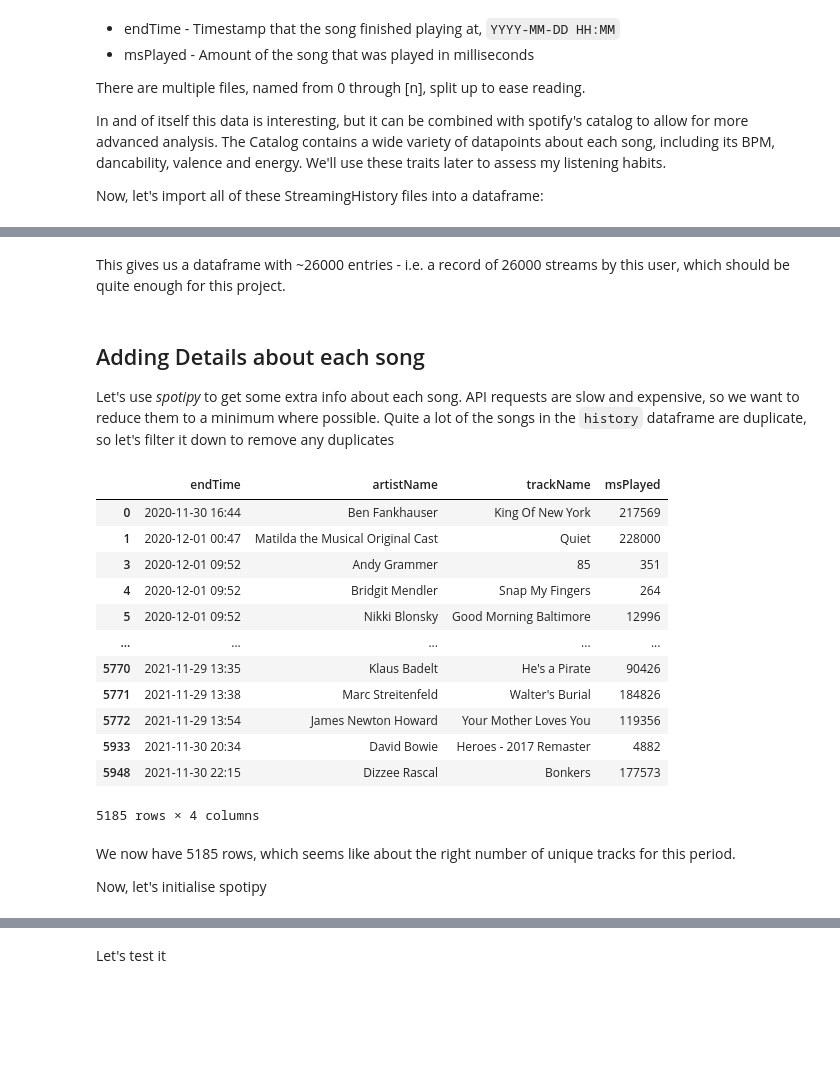
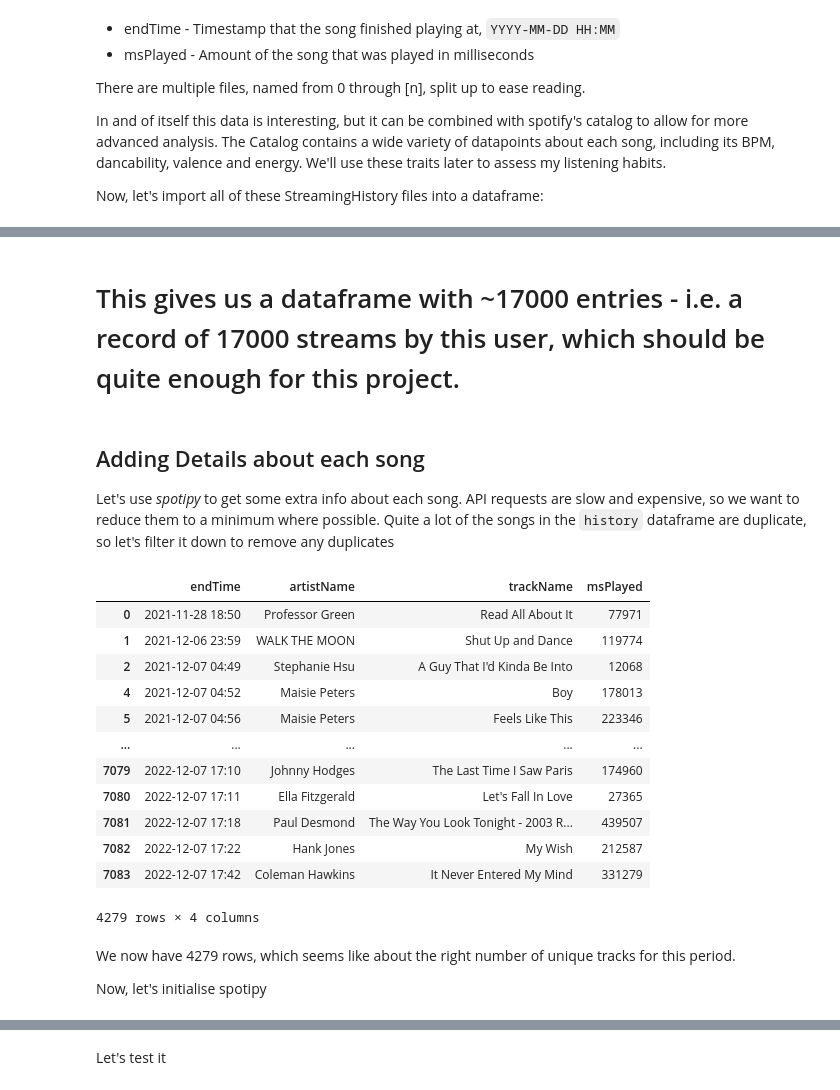
Before and after one commit to aeroniemi/sdpa-coursework, a Jupyter notebook: dataAnalytics/index.ipynb, the cells around one changed output, grey strips where cells are left out. Saved outputs shown, nothing was run; the diff lists cells and outputs as text; code cells hidden in the pictures; blank space fills up the shorter version.

```diff
--- a/dataAnalytics/index.ipynb
+++ b/dataAnalytics/index.ipynb
@@ -32,7 +32,7 @@ In and of itself this data is interesting, but it can be combined with spotify's
 
 Now, let's import all of these StreamingHistory files into a dataframe:
 # %%
-dataPath = "./data/2021/"
+dataPath = "./data/2022/"
 # has to be filtered to remove the .ipynb_checkpoint files that sometimes appear
 fileList = list(filter(lambda path: "json" in path, os.listdir(dataPath)))
 frames = []
@@ -41,3 +41,4 @@ for path in fileList:
     frames.append(content)
 history = pd.concat(frames)
 history
+history.to_csv("./data/output/history.csv")
@@ -58,28 +45,29 @@ history
 # %% [markdown]
-This gives us a dataframe with ~26000 entries - i.e. a record of 26000 streams by this user, which should be quite enough for this project.
+# This gives us a dataframe with ~17000 entries - i.e. a record of 17000 streams by this user, which should be quite enough for this project.
 # %% [markdown]
 ## Adding Details about each song
 Let's use *spotipy* to get some extra info about each song. API requests are slow and expensive, so we want to reduce them to a minimum where possible. Quite a lot of the songs in the ``history`` dataframe are duplicate, so let's filter it down to remove any duplicates
 # %%
-unique = history.drop_duplicates(
-    subset=['artistName', 'trackName'], keep="first")
+unique = history.copy(deep=True)
+unique.drop_duplicates(
+    subset=['artistName', 'trackName'], keep="first", inplace=True)
 unique
 # %% [output]
 |  | endTime | artistName | trackName | msPlayed |
-| 0 | 2020-11-30 16:44 | Ben Fankhauser | King Of New York | 217569 |
-| 1 | 2020-12-01 00:47 | Matilda the Musical Original Cast | Quiet | 228000 |
-| 3 | 2020-12-01 09:52 | Andy Grammer | 85 | 351 |
-| 4 | 2020-12-01 09:52 | Bridgit Mendler | Snap My Fingers | 264 |
-| 5 | 2020-12-01 09:52 | Nikki Blonsky | Good Morning Baltimore | 12996 |
+| 0 | 2021-11-28 18:50 | Professor Green | Read All About It | 77971 |
+| 1 | 2021-12-06 23:59 | WALK THE MOON | Shut Up and Dance | 119774 |
+| 2 | 2021-12-07 04:49 | Stephanie Hsu | A Guy That I'd Kinda Be Into | 12068 |
+| 4 | 2021-12-07 04:52 | Maisie Peters | Boy | 178013 |
+| 5 | 2021-12-07 04:56 | Maisie Peters | Feels Like This | 223346 |
 | ... | ... | ... | ... | ... |
-| 5770 | 2021-11-29 13:35 | Klaus Badelt | He's a Pirate | 90426 |
-| 5771 | 2021-11-29 13:38 | Marc Streitenfeld | Walter's Burial | 184826 |
-| 5772 | 2021-11-29 13:54 | James Newton Howard | Your Mother Loves You | 119356 |
-| 5933 | 2021-11-30 20:34 | David Bowie | Heroes - 2017 Remaster | 4882 |
-| 5948 | 2021-11-30 22:15 | Dizzee Rascal | Bonkers | 177573 |
+| 7079 | 2022-12-07 17:10 | Johnny Hodges | The Last Time I Saw Paris | 174960 |
+| 7080 | 2022-12-07 17:11 | Ella Fitzgerald | Let's Fall In Love | 27365 |
+| 7081 | 2022-12-07 17:18 | Paul Desmond | The Way You Look Tonight - 2003 R... | 439507 |
+| 7082 | 2022-12-07 17:22 | Hank Jones | My Wish | 212587 |
+| 7083 | 2022-12-07 17:42 | Coleman Hawkins | It Never Entered My Mind | 331279 |
-5185 rows × 4 columns
+4279 rows × 4 columns
 # %% [markdown]
-We now have 5185 rows, which seems like about the right number of unique tracks  for this period.
+We now have 4279 rows, which seems like about the right number of unique tracks  for this period.
 
 Now, let's initialise spotipy
 # %%
```
Also changed, not shown: parts of 7 cells of this notebook, 1 other file.
